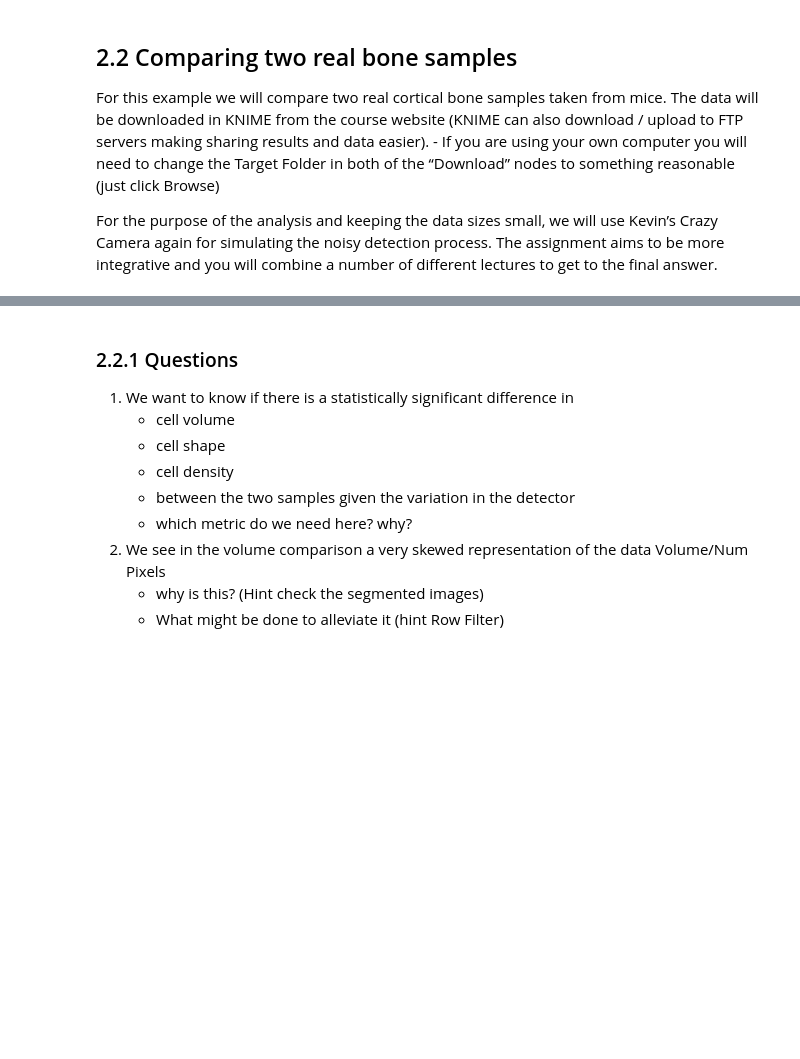
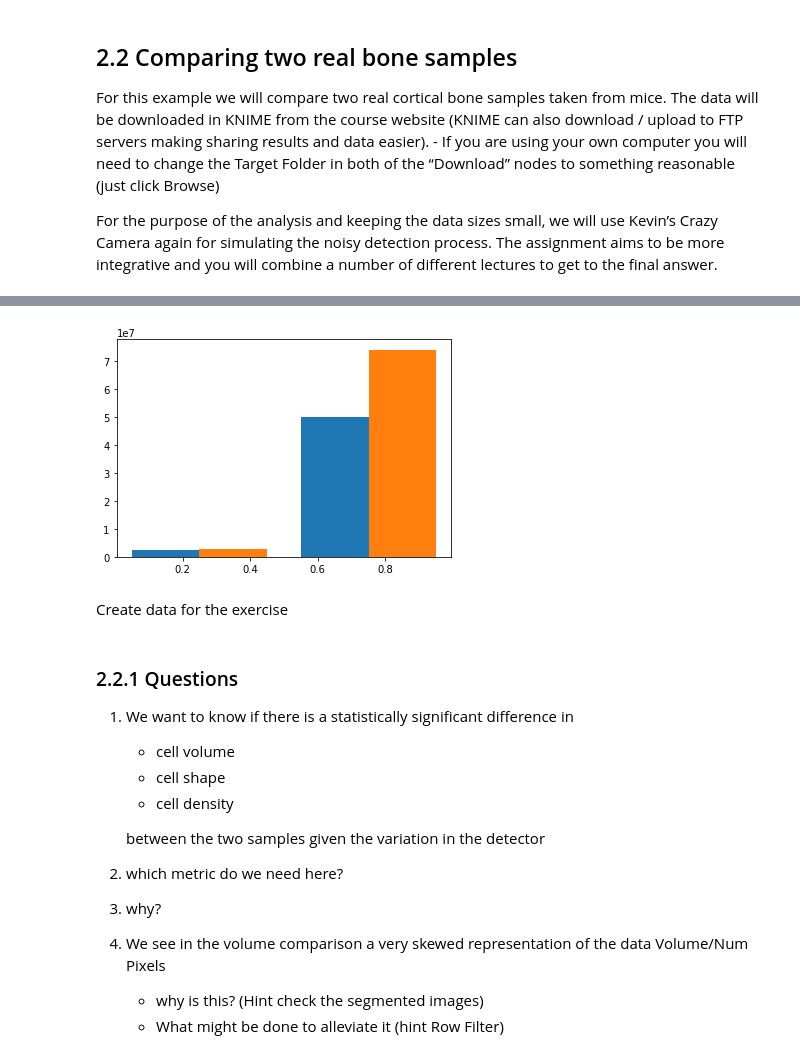
Before and after one commit to kmader/Quantitative-Big-Imaging-2019, a Jupyter notebook: Exercises/10-Statistics_DataFrames/10-Statistics_DataFrames.ipynb, the cells around one changed output, grey strips where cells are left out. Cells and saved outputs as stored; diff of their text form; code cells hidden in the pictures; blank space fills up the shorter version.

```diff
--- a/Exercises/10-Statistics_DataFrames/10-Statistics_DataFrames.ipynb
+++ b/Exercises/10-Statistics_DataFrames/10-Statistics_DataFrames.ipynb
@@ -107,0 +102,9 @@ NameError: name 'io' is not defined
+# %%
+imgA = (0.0 < io.imread('bone_7H3A_B1.tif')).astype(float)
+imgB = (0.0 < io.imread('bone_7H6A_B2.tif')).astype(float)
+# %%
+plt.hist([imgA.ravel(), imgB.ravel()],bins=2);
+# %% [output]
+[figure, added]
+# %% [markdown]
+Create data for the exercise
@@ -111,8 +130,10 @@ NameError: name 'io' is not defined
     - cell volume
     - cell shape
     - cell density
-    - between the two samples given the variation in the detector
-    - which metric do we need here? why?
+
+    between the two samples given the variation in the detector
+  1. which metric do we need here?
+  2. why?
 2. We see in the volume comparison a very skewed representation of the data Volume/Num Pixels
     - why is this? (Hint check the segmented images)
     - What might be done to alleviate it (hint Row Filter)
```
Also changed, not shown: parts of 27 cells of this notebook, 6 other files.
